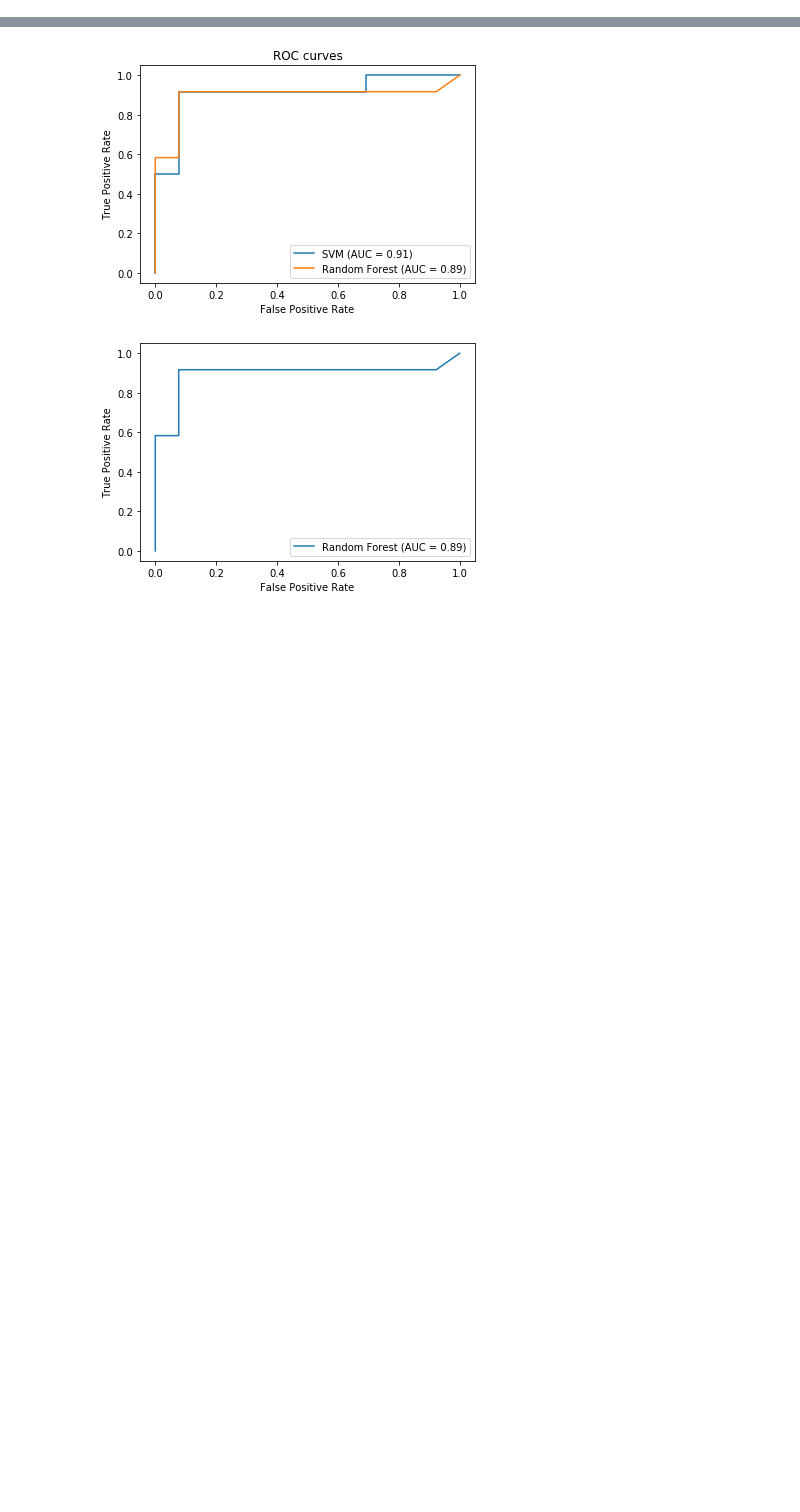
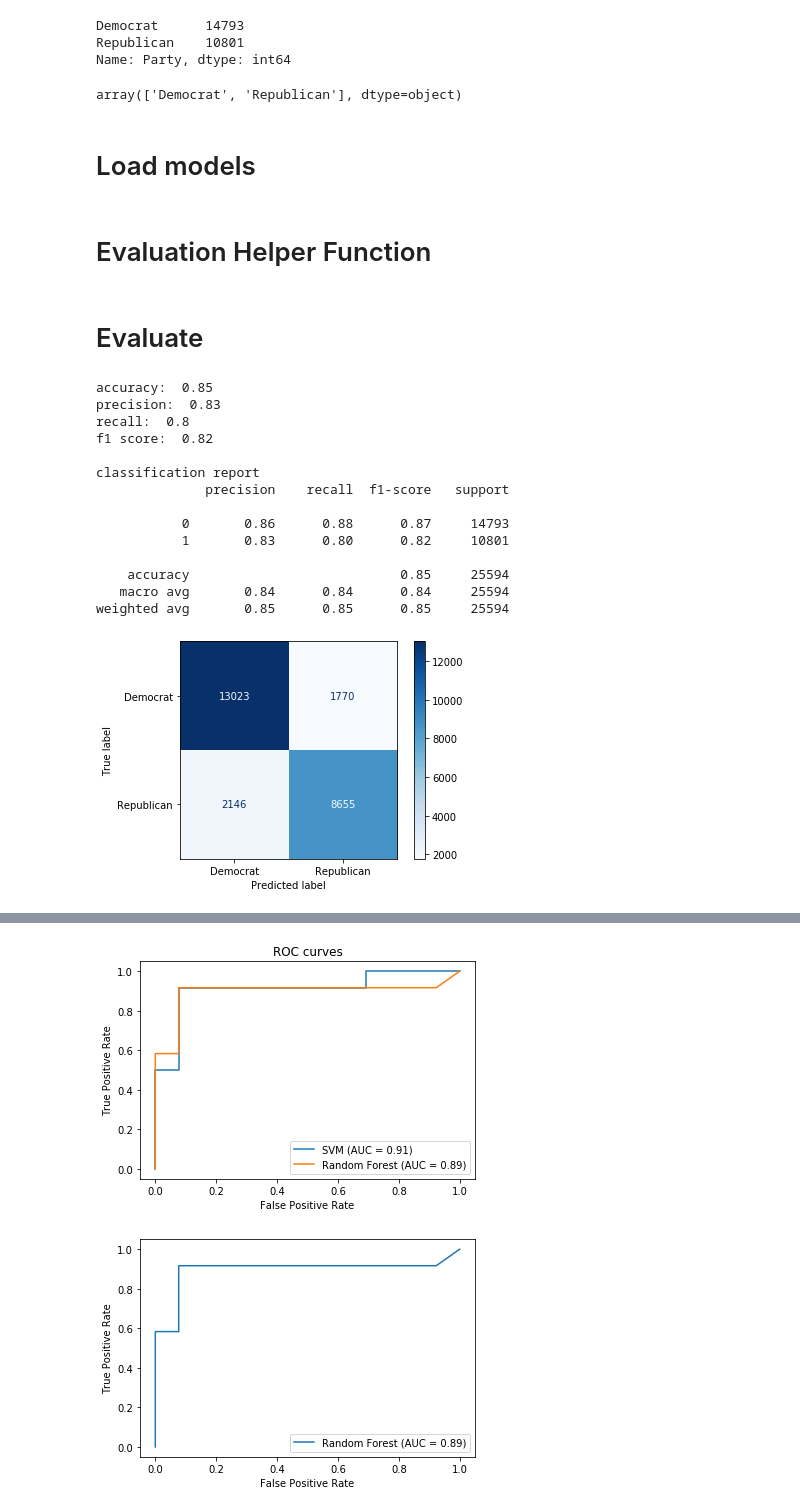
Before and after one commit to darshanajaint/data_mining_project, a Jupyter notebook: Model_Evaluation.ipynb, the cells around one changed output, grey strips where cells are left out. Cells and saved outputs as stored; diff of their text form; code cells hidden in the pictures; blank space fills up the shorter version.

Commit message:
Did evaluation for all sklearn models

```diff
--- a/Model_Evaluation.ipynb
+++ b/Model_Evaluation.ipynb
@@ -11,6 +30,33 @@ clf = load("./sgd_clf.joblib")
+# %%
+test_df.loc[test_df.Party == "Independent", "Party"] = "Democrat"
+print(test_df.Party.value_counts())
+# %% [output]
+Democrat      14793
+Republican    10801
+Name: Party, dtype: int64
+# %%
+X_test = test_df[["stemmed", "neg", "neu", "pos", "compound"]]
+y_test = test_df['Party']
+# %%
+le = LabelEncoder()
+y_test = le.fit_transform(y_test)
+le.inverse_transform([0, 1])
+# %% [output]
+array(['Democrat', 'Republican'], dtype=object)
+# %% [markdown]
+# Load models
+# %%
+mnb_model = load("./models/mnb_trained_model.joblib")
+rfc_model = load("./models/rfc_trained_model.joblib")
+svc_model = load("./models/svc_trained_model.joblib")
+# %% [markdown]
+# Evaluation Helper Function
 # %%
 # https://stackoverflow.com/questions/59165149/plot-confusion-matrix-with-scikit-learn-without-a-classifier
-def get_stats(y_test, y_pred):
+def get_stats(clf, y_test, cm_save_name):
+    y_pred = clf.predict(X_test)
+    y_pred = le.transform(y_pred)
+
     accuracy = sklearn.metrics.accuracy_score(y_test, y_pred)
     precision = sklearn.metrics.precision_score(y_test, y_pred)
     recall =  sklearn.metrics.recall_score(y_test, y_pred)
@@ -27,4 +73,25 @@ def get_stats(y_test, y_pred):
     cm = sklearn.metrics.confusion_matrix(y_test, y_pred)
     disp = ConfusionMatrixDisplay(confusion_matrix=cm, display_labels=le.inverse_transform([0, 1]))
     disp = disp.plot(include_values=True, cmap="Blues", values_format=".7g")
+    plt.savefig("./Figures/" + cm_save_name)
     plt.show()
+# %% [markdown]
+# Evaluate
+# %%
+get_stats(mnb_model, y_test, "mnb_confusion_matrix.png")
+# %% [output]
+accuracy:  0.85
+precision:  0.83
+recall:  0.8
+f1 score:  0.82
+
+classification report
+              precision    recall  f1-score   support
+
+           0       0.86      0.88      0.87     14793
+           1       0.83      0.80      0.82     10801
+
+    accuracy                           0.85     25594
+   macro avg       0.84      0.84      0.84     25594
+weighted avg       0.85      0.85      0.85     25594
+[figure, added]
```
Also changed, not shown: parts of 13 cells of this notebook.
